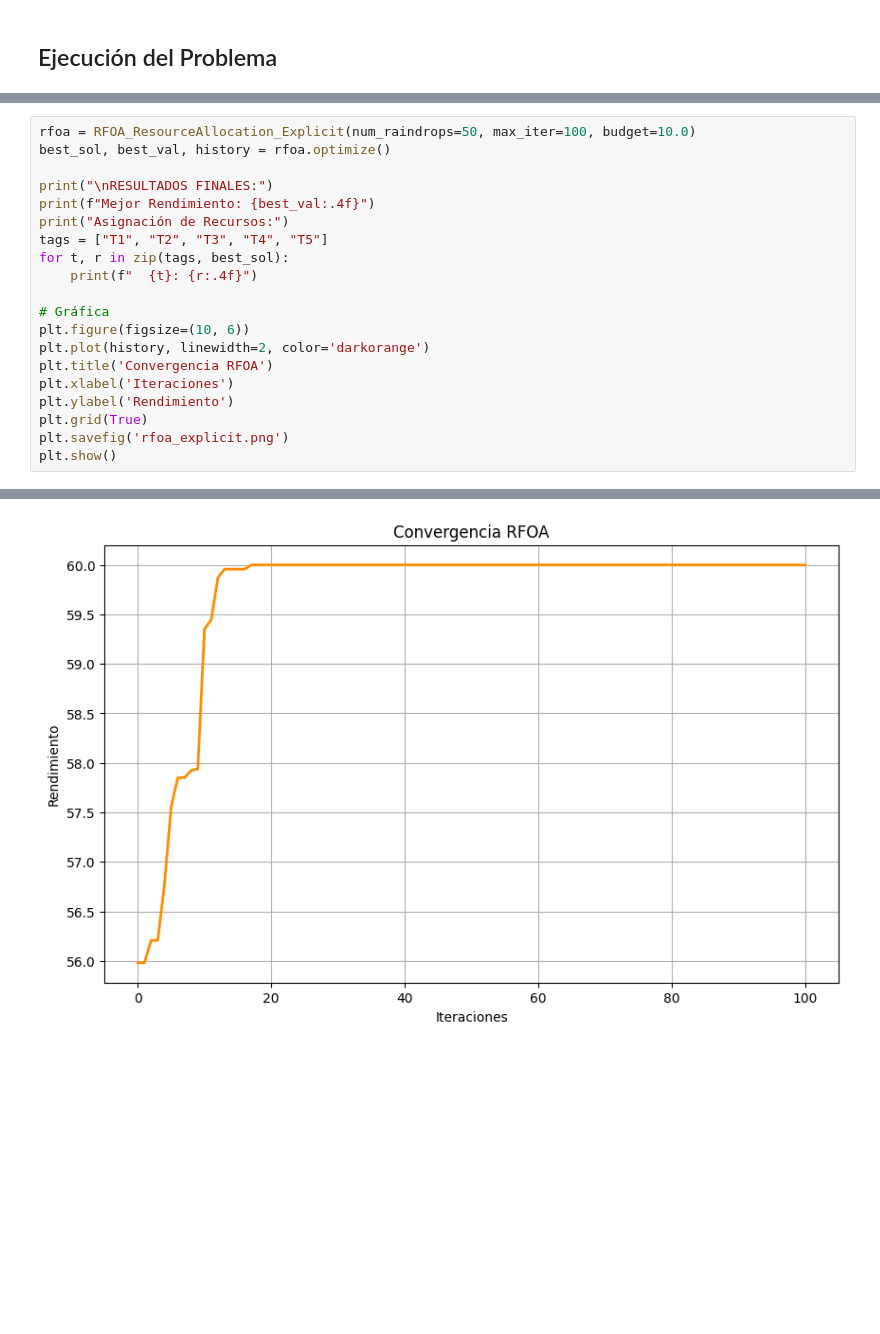
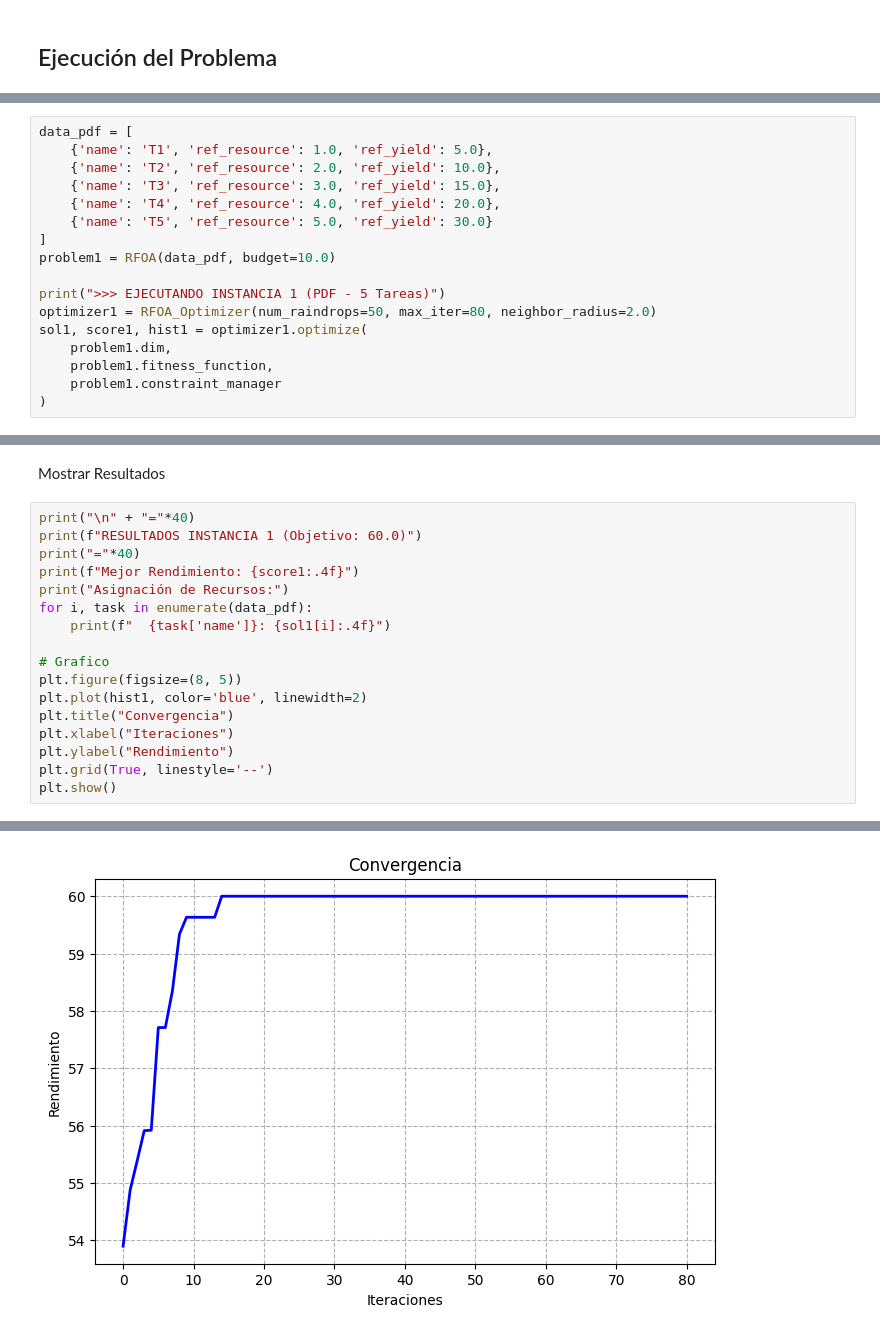
Before and after one commit to cristirofer/RFOA, a Jupyter notebook: Impl_RFOA.ipynb, the cells around one changed output, grey strips where cells are left out. Saved outputs shown, nothing was run; the diff lists cells and outputs as text; blank space fills up the shorter version.

```diff
--- a/Impl_RFOA.ipynb
+++ b/Impl_RFOA.ipynb
@@ -120,0 +147,17 @@ class RFOA_ResourceAllocation_Explicit:
+# %%
+data_pdf = [
+    {'name': 'T1', 'ref_resource': 1.0, 'ref_yield': 5.0},
+    {'name': 'T2', 'ref_resource': 2.0, 'ref_yield': 10.0},
+    {'name': 'T3', 'ref_resource': 3.0, 'ref_yield': 15.0},
+    {'name': 'T4', 'ref_resource': 4.0, 'ref_yield': 20.0},
+    {'name': 'T5', 'ref_resource': 5.0, 'ref_yield': 30.0}
+]
+problem1 = RFOA(data_pdf, budget=10.0)
+
+print(">>> EJECUTANDO INSTANCIA 1 (PDF - 5 Tareas)")
+optimizer1 = RFOA_Optimizer(num_raindrops=50, max_iter=80, neighbor_radius=2.0)
+sol1, score1, hist1 = optimizer1.optimize(
+    problem1.dim,
+    problem1.fitness_function,
+    problem1.constraint_manager
+)
@@ -121,21 +167,20 @@ class RFOA_ResourceAllocation_Explicit:
+# %% [markdown]
+Mostrar Resultados
 # %%
-rfoa = RFOA_ResourceAllocation_Explicit(num_raindrops=50, max_iter=100, budget=10.0)
-best_sol, best_val, history = rfoa.optimize()
+print("\n" + "="*40)
+print(f"RESULTADOS INSTANCIA 1 (Objetivo: 60.0)")
+print("="*40)
+print(f"Mejor Rendimiento: {score1:.4f}")
+print("Asignación de Recursos:")
+for i, task in enumerate(data_pdf):
+    print(f"  {task['name']}: {sol1[i]:.4f}")
 
-print("\nRESULTADOS FINALES:")
-print(f"Mejor Rendimiento: {best_val:.4f}")
-print("Asignación de Recursos:")
-tags = ["T1", "T2", "T3", "T4", "T5"]
-for t, r in zip(tags, best_sol):
-    print(f"  {t}: {r:.4f}")
-
-# Gráfica
-plt.figure(figsize=(10, 6))
-plt.plot(history, linewidth=2, color='darkorange')
-plt.title('Convergencia RFOA')
-plt.xlabel('Iteraciones')
-plt.ylabel('Rendimiento')
-plt.grid(True)
-plt.savefig('rfoa_explicit.png')
+# Grafico
+plt.figure(figsize=(8, 5))
+plt.plot(hist1, color='blue', linewidth=2)
+plt.title("Convergencia")
+plt.xlabel("Iteraciones")
+plt.ylabel("Rendimiento")
+plt.grid(True, linestyle='--')
 plt.show()
 # %% [output]
@@ -155,8 +190,8 @@ RESULTADOS FINALES:
 Mejor Rendimiento: 60.0000
 Asignación de Recursos:
   T1: 0.0000
   T2: 0.0000
   T3: 0.0000
   T4: 0.0000
   T5: 10.0000
-[figure, old version]
+[figure, new version]
```
Also changed, not shown: parts of 18 cells of this notebook.
